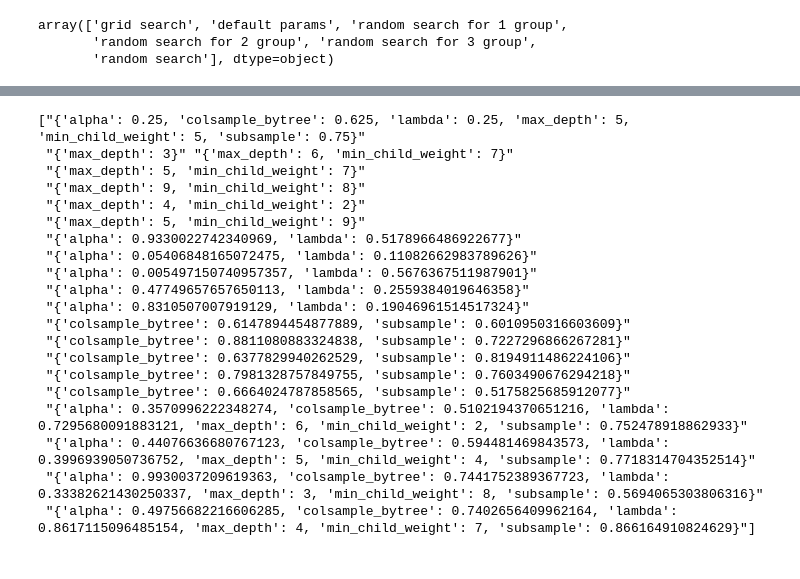
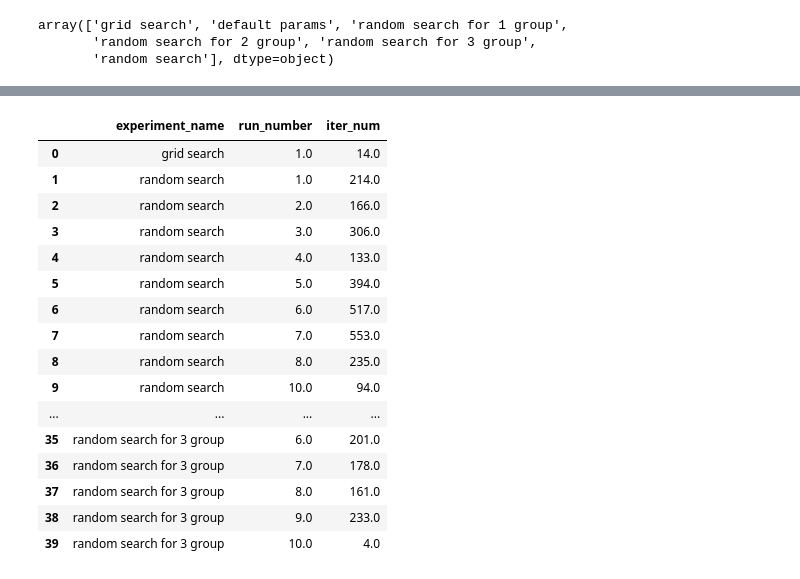
Before and after one commit to HollowPrincess/GradBoostOptim, a Jupyter notebook: xgboost_test_1_analysis.ipynb, the cells around one changed output, grey strips where cells are left out. Cells and saved outputs as stored; diff of their text form; code cells hidden in the pictures.

```diff
--- a/xgboost_test_1_analysis.ipynb
+++ b/xgboost_test_1_analysis.ipynb
@@ -267,26 +310,24 @@ best scores:
+# %%
+best_iter
+# %% [output]
+|  | experiment_name | run_number | iter_num |
+| 0 | grid search | 1.0 | 14.0 |
+| 1 | random search | 1.0 | 214.0 |
+| 2 | random search | 2.0 | 166.0 |
+| 3 | random search | 3.0 | 306.0 |
+| 4 | random search | 4.0 | 133.0 |
+| 5 | random search | 5.0 | 394.0 |
+| 6 | random search | 6.0 | 517.0 |
+| 7 | random search | 7.0 | 553.0 |
+| 8 | random search | 8.0 | 235.0 |
+| 9 | random search | 10.0 | 94.0 |
+| ... | ... | ... | ... |
+| 35 | random search for 3 group | 6.0 | 201.0 |
+| 36 | random search for 3 group | 7.0 | 178.0 |
+| 37 | random search for 3 group | 8.0 | 161.0 |
+| 38 | random search for 3 group | 9.0 | 233.0 |
+| 39 | random search for 3 group | 10.0 | 4.0 |
 # %%
-best_iter=best.groupby('experiment_name')['iter_num'].min().reset_index()
-params=pd.merge(df, best_iter, how='inner', on=['experiment_name','iter_num'])
+#params=pd.merge(df, best_iter, how='inner', on=['experiment_name','iter_num','run_number'])
 #print(params)
-print(params.params.values)
+#print(params.params.values)
-# %% [output]
-["{'alpha': 0.25, 'colsample_bytree': 0.625, 'lambda': 0.25, 'max_depth': 5, 'min_child_weight': 5, 'subsample': 0.75}"
- "{'max_depth': 3}" "{'max_depth': 6, 'min_child_weight': 7}"
- "{'max_depth': 5, 'min_child_weight': 7}"
- "{'max_depth': 9, 'min_child_weight': 8}"
- "{'max_depth': 4, 'min_child_weight': 2}"
- "{'max_depth': 5, 'min_child_weight': 9}"
- "{'alpha': 0.9330022742340969, 'lambda': 0.5178966486922677}"
- "{'alpha': 0.05406848165072475, 'lambda': 0.11082662983789626}"
- "{'alpha': 0.005497150740957357, 'lambda': 0.5676367511987901}"
- "{'alpha': 0.47749657657650113, 'lambda': 0.2559384019646358}"
- "{'alpha': 0.8310507007919129, 'lambda': 0.19046961514517324}"
- "{'colsample_bytree': 0.6147894454877889, 'subsample': 0.6010950316603609}"
- "{'colsample_bytree': 0.8811080883324838, 'subsample': 0.7227296866267281}"
- "{'colsample_bytree': 0.6377829940262529, 'subsample': 0.8194911486224106}"
- "{'colsample_bytree': 0.7981328757849755, 'subsample': 0.7603490676294218}"
- "{'colsample_bytree': 0.6664024787858565, 'subsample': 0.5175825685912077}"
- "{'alpha': 0.3570996222348274, 'colsample_bytree': 0.5102194370651216, 'lambda': 0.7295680091883121, 'max_depth': 6, 'min_child_weight': 2, 'subsample': 0.752478918862933}"
- "{'alpha': 0.44076636680767123, 'colsample_bytree': 0.594481469843573, 'lambda': 0.3996939050736752, 'max_depth': 5, 'min_child_weight': 4, 'subsample': 0.7718314704352514}"
- "{'alpha': 0.9930037209619363, 'colsample_bytree': 0.7441752389367723, 'lambda': 0.33382621430250337, 'max_depth': 3, 'min_child_weight': 8, 'subsample': 0.5694065303806316}"
- "{'alpha': 0.49756682216606285, 'colsample_bytree': 0.7402656409962164, 'lambda': 0.8617115096485154, 'max_depth': 4, 'min_child_weight': 7, 'subsample': 0.866164910824629}"]
```
Also changed, not shown: parts of 15 cells of this notebook, 20 other files.
